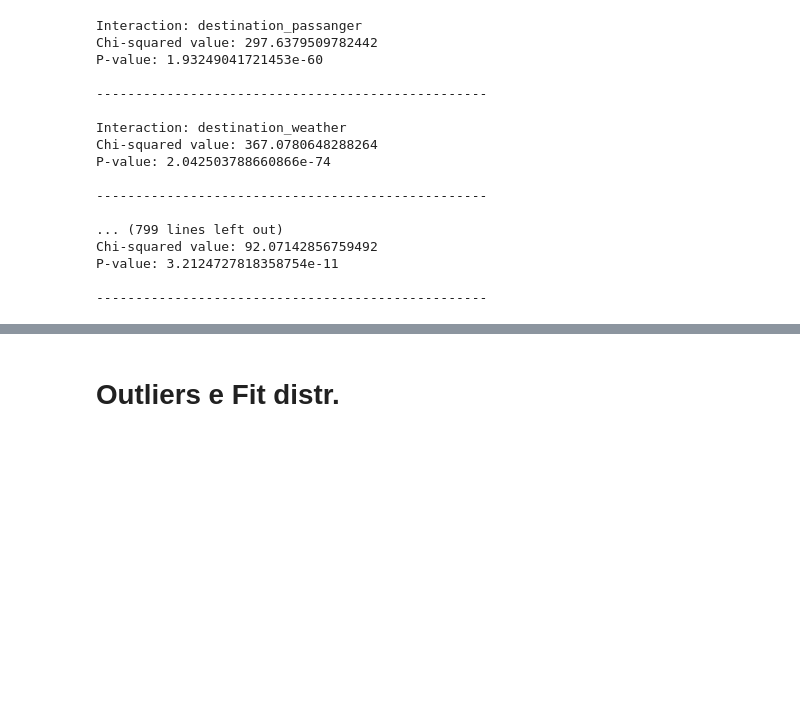
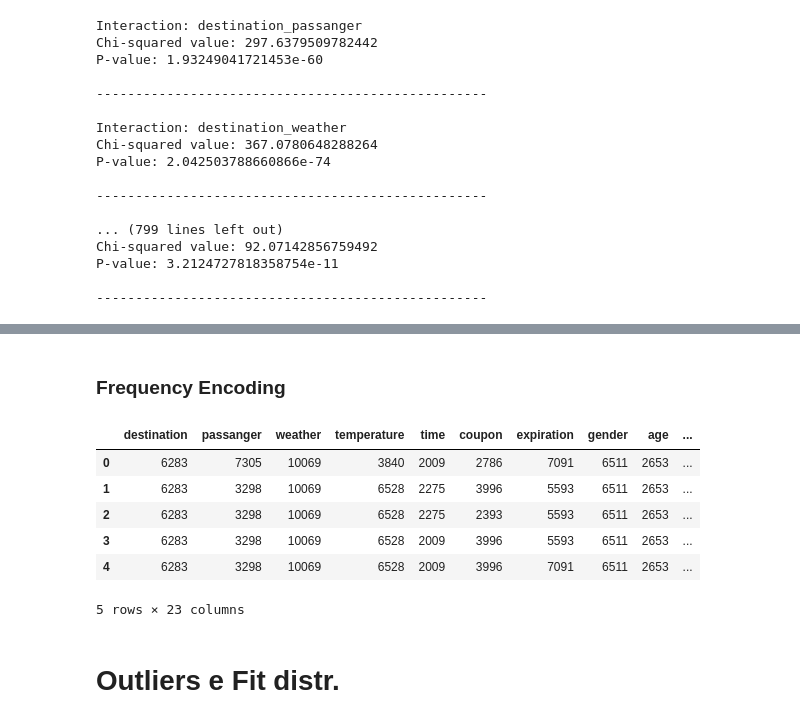
Before and after one commit to leobt23/Data_Mining, a Jupyter notebook: 1_eda/sousa.ipynb, the cells around one changed output, grey strips where cells are left out. Saved outputs shown, nothing was run; the diff lists cells and outputs as text; code cells hidden in the pictures; blank space fills up the shorter version.

Commit message:
some data encoding

```diff
--- a/1_eda/sousa.ipynb
+++ b/1_eda/sousa.ipynb
@@ -621,0 +618,3 @@ data.shape
+# %%
+for column in data.columns:
+    print(data[column].value_counts())
@@ -622,3 +678,38 @@ data.shape
+# %% [markdown]
+### Frequency Encoding
+# %%
+def frequency_encoding(df, column_name):
+    """
+    Perform frequency encoding for a categorical column.
+
+    df: DataFrame containing the categorical column.
+    column_name: Name of the categorical column to be encoded.
+
+    Returns: DataFrame with the encoded column.
+    """
+    # Calculate the frequency of each category
+    encoding = df[column_name].value_counts().to_dict()
+
+    # Map each category to its frequency
+    df[column_name] = df[column_name].map(encoding)
+
+    return df
+
+data_copy = data.copy()
+
+# Apply frequency encoding to each column
+for col in data.columns:
+    data_copy = frequency_encoding(data_copy, col)
+# %%
+data_copy.head()
+# %% [output]
+|  | destination | passanger | weather | temperature | time | coupon | expiration | gender | age | ... |
+| 0 | 6283 | 7305 | 10069 | 3840 | 2009 | 2786 | 7091 | 6511 | 2653 | ... |
+| 1 | 6283 | 3298 | 10069 | 6528 | 2275 | 3996 | 5593 | 6511 | 2653 | ... |
+| 2 | 6283 | 3298 | 10069 | 6528 | 2275 | 2393 | 5593 | 6511 | 2653 | ... |
+| 3 | 6283 | 3298 | 10069 | 6528 | 2009 | 3996 | 5593 | 6511 | 2653 | ... |
+| 4 | 6283 | 3298 | 10069 | 6528 | 2009 | 3996 | 7091 | 6511 | 2653 | ... |
+5 rows × 23 columns
 # %% [markdown]
 # Outliers e Fit distr.
 # %% [markdown]
```
Also changed, not shown: parts of 10 cells of this notebook.
